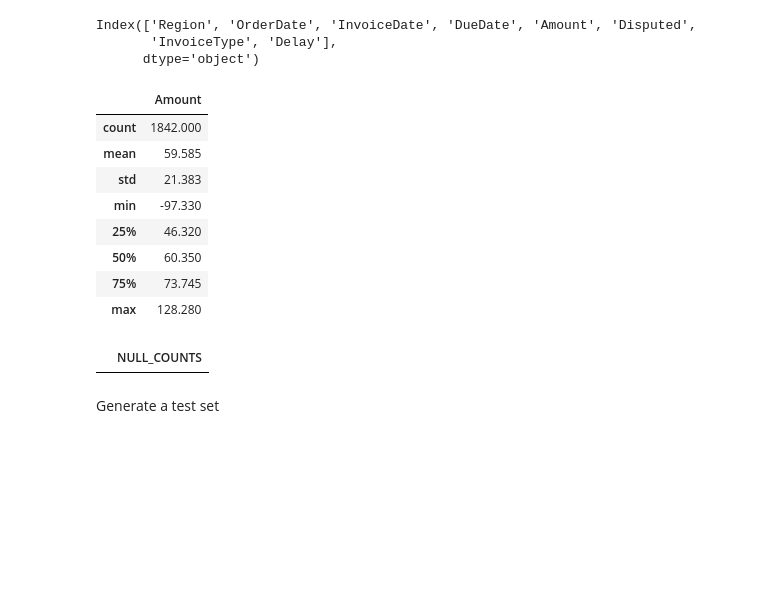
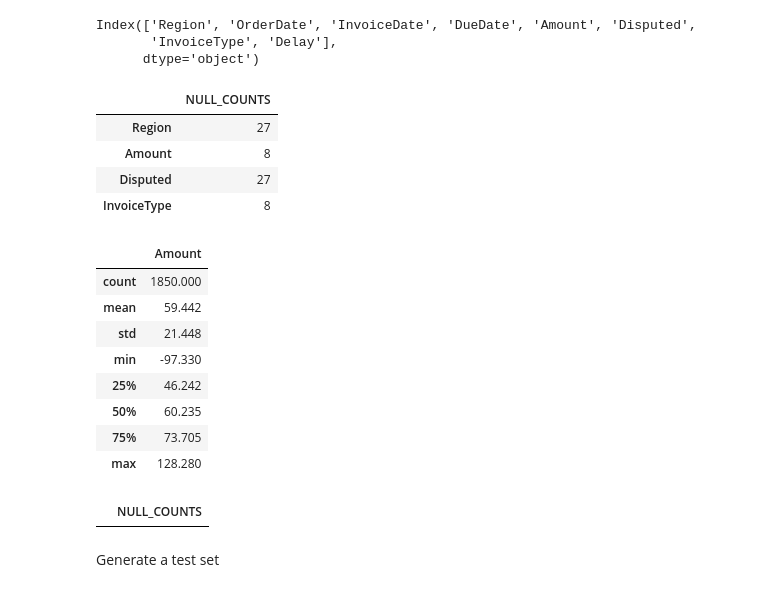
Before and after one commit to behrooz-a/ML_model_predict_delay, a Jupyter notebook: ML_model_predict_delay.ipynb, the cells around one changed output. Saved outputs shown, nothing was run; the diff lists cells and outputs as text; code cells hidden in the pictures; blank space fills up the shorter version.

```diff
--- a/ML_model_predict_delay.ipynb
+++ b/ML_model_predict_delay.ipynb
@@ -34,4 +35,4 @@ Delay|This is the response variable. True to indicate that the payment deadline
 # %% [markdown]
 # Data Wrangling & Visualization
 # %%
-train = pd.read_csv("train.csv", index_col=0)
+df_train = pd.read_csv("train.csv", index_col=0)
@@ -47,25 +53,16 @@ train.columns
 Index(['Region', 'OrderDate', 'InvoiceDate', 'DueDate', 'Amount', 'Disputed',
        'InvoiceType', 'Delay'],
       dtype='object')
-# %%
-#Description
-train.describe()
-# %% [output]
-|  | Amount |
-| count | 1842.000 |
-| mean | 59.585 |
-| std | 21.383 |
-| min | -97.330 |
-| 25% | 46.320 |
-| 50% | 60.350 |
-| 75% | 73.745 |
-| max | 128.280 |
 # %%
 # Pre processing section: remove the null values
-train=train.dropna()
-null_vals = train.isnull().sum().to_frame(name = 'NULL_COUNTS')
+
+null_vals = df_train.isnull().sum().to_frame(name = 'NULL_COUNTS')
 null_vals = null_vals[null_vals['NULL_COUNTS']>0]
 null_features = null_vals.index
 null_vals
 # %% [output]
 |  | NULL_COUNTS |
+| Region | 27 |
+| Amount | 8 |
+| Disputed | 27 |
+| InvoiceType | 8 |
@@ -72,3 +78,24 @@ null_vals
+# %%
+#Description: this statistics will give us a quick way to find the outliers
+train.describe()
+# %% [output]
+|  | Amount |
+| count | 1850.000 |
+| mean | 59.442 |
+| std | 21.448 |
+| min | -97.330 |
+| 25% | 46.242 |
+| 50% | 60.235 |
+| 75% | 73.705 |
+| max | 128.280 |
+# %%
+# investigate the missing values left
+null_vals = train.isnull().sum().to_frame(name = 'NULL_COUNTS')
+null_vals = null_vals[null_vals['NULL_COUNTS']>0]
+null_features = null_vals.index
+null_vals
+# %% [output]
+|  | NULL_COUNTS |
 # %%
 #Defining the season for north hemisphere
 
```
Also changed, not shown: parts of 25 cells of this notebook.
